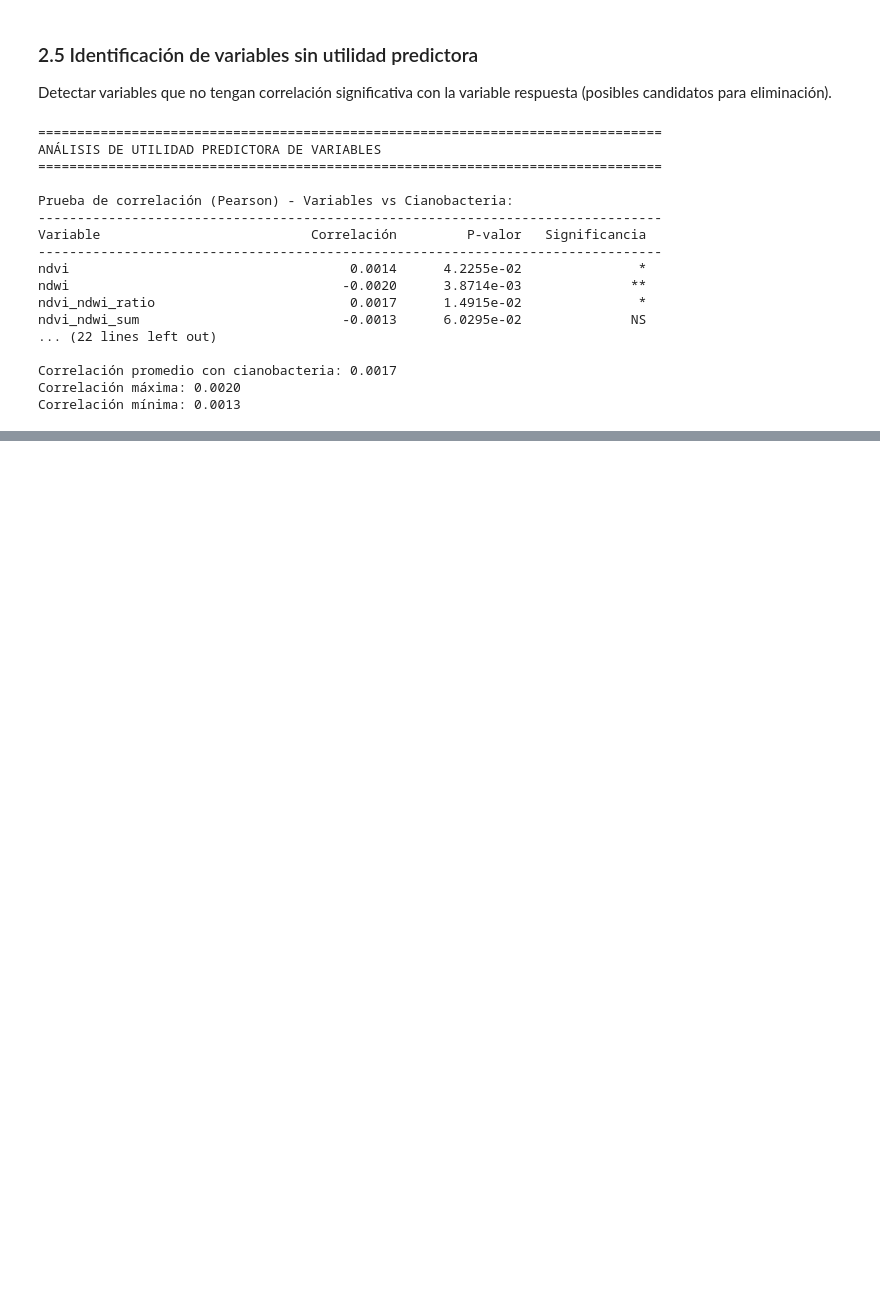
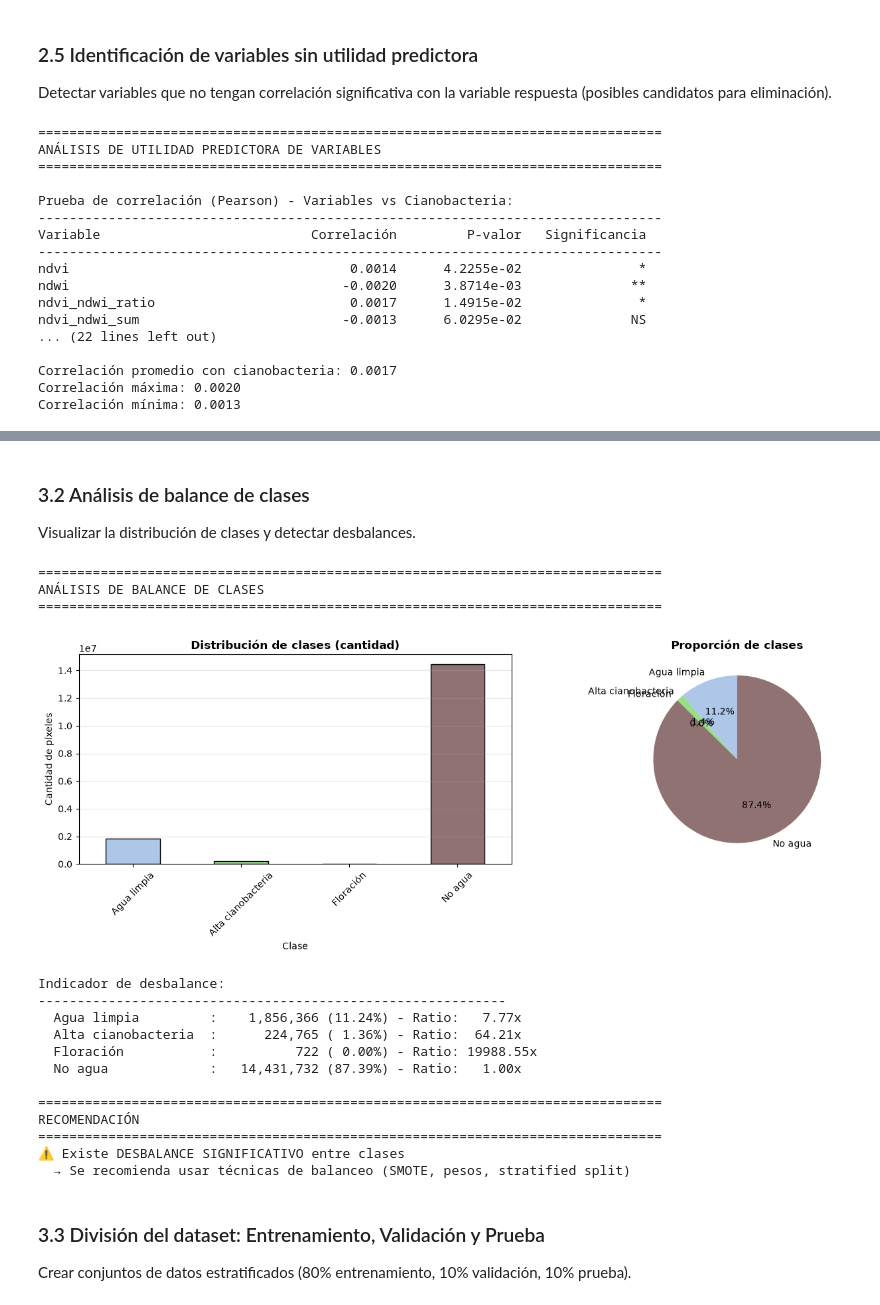
Before and after one commit to AleWWH1104/Lab4-ds, a Jupyter notebook: Lab4.ipynb, the cells around one changed output, grey strips where cells are left out. Cells and saved outputs as stored; diff of their text form; code cells hidden in the pictures; blank space fills up the shorter version.

```diff
--- a/Lab4.ipynb
+++ b/Lab4.ipynb
@@ -1043,0 +1115,71 @@ Correlación mínima: 0.0013
+# %% [markdown]
+### 3.2 Análisis de balance de clases
+
+Visualizar la distribución de clases y detectar desbalances.
+# %%
+print("\n" + "=" * 80)
+print("ANÁLISIS DE BALANCE DE CLASES")
+print("=" * 80)
+
+distribucion = df_ml["clase_nombre"].value_counts().sort_index()
+pesos = distribucion / distribucion.sum()
+
+# Visualización
+fig, axes = plt.subplots(1, 2, figsize=(14, 5))
+
+# Gráfico 1: Cantidad de píxeles por clase
+colores = ["#aec7e8", "#98df8a", "#ffbb78", "#917272"]
+distribucion.plot(kind="bar", ax=axes[0], color=colores, edgecolor="black")
+axes[0].set_title("Distribución de clases (cantidad)", fontweight="bold", fontsize=12)
+axes[0].set_xlabel("Clase")
+axes[0].set_ylabel("Cantidad de píxeles")
+axes[0].tick_params(axis="x", rotation=45)
+axes[0].grid(axis="y", alpha=0.3)
+
+# Gráfico 2: Proporción de clases
+pesos.plot(kind="pie", ax=axes[1], autopct="%1.1f%%", colors=colores,
+           labels=distribucion.index, startangle=90)
+axes[1].set_title("Proporción de clases", fontweight="bold", fontsize=12)
+axes[1].set_ylabel("")
+
+plt.tight_layout()
+plt.show()
+
+# Análisis de desbalance
+print("\nIndicador de desbalance:")
+print("-" * 60)
+clase_mayoritaria = distribucion.max()
+for clase, count in distribucion.items():
+    ratio = clase_mayoritaria / count if count > 0 else float('inf')
+    print(f"  {clase:<20}: {count:>12,} ({pesos[clase]*100:>5.2f}%) - Ratio: {ratio:>6.2f}x")
+
+# Recomendación
+print("\n" + "=" * 80)
+print("RECOMENDACIÓN")
+print("=" * 80)
+if clase_mayoritaria / distribucion.min() > 3:
+    print("⚠ Existe DESBALANCE SIGNIFICATIVO entre clases")
+    print("  → Se recomienda usar técnicas de balanceo (SMOTE, pesos, stratified split)")
+else:
+    print("✓ Las clases están relativamente balanceadas")
+# %% [output]
+================================================================================
+ANÁLISIS DE BALANCE DE CLASES
+================================================================================
+[figure, added]
+Indicador de desbalance:
+------------------------------------------------------------
+  Agua limpia         :    1,856,366 (11.24%) - Ratio:   7.77x
+  Alta cianobacteria  :      224,765 ( 1.36%) - Ratio:  64.21x
+  Floración           :          722 ( 0.00%) - Ratio: 19988.55x
+  No agua             :   14,431,732 (87.39%) - Ratio:   1.00x
+
+================================================================================
+RECOMENDACIÓN
+================================================================================
+⚠ Existe DESBALANCE SIGNIFICATIVO entre clases
+  → Se recomienda usar técnicas de balanceo (SMOTE, pesos, stratified split)
+# %% [markdown]
+### 3.3 División del dataset: Entrenamiento, Validación y Prueba
+
+Crear conjuntos de datos estratificados (80% entrenamiento, 10% validación, 10% prueba).
```
Also changed, not shown: parts of 6 cells of this notebook.
